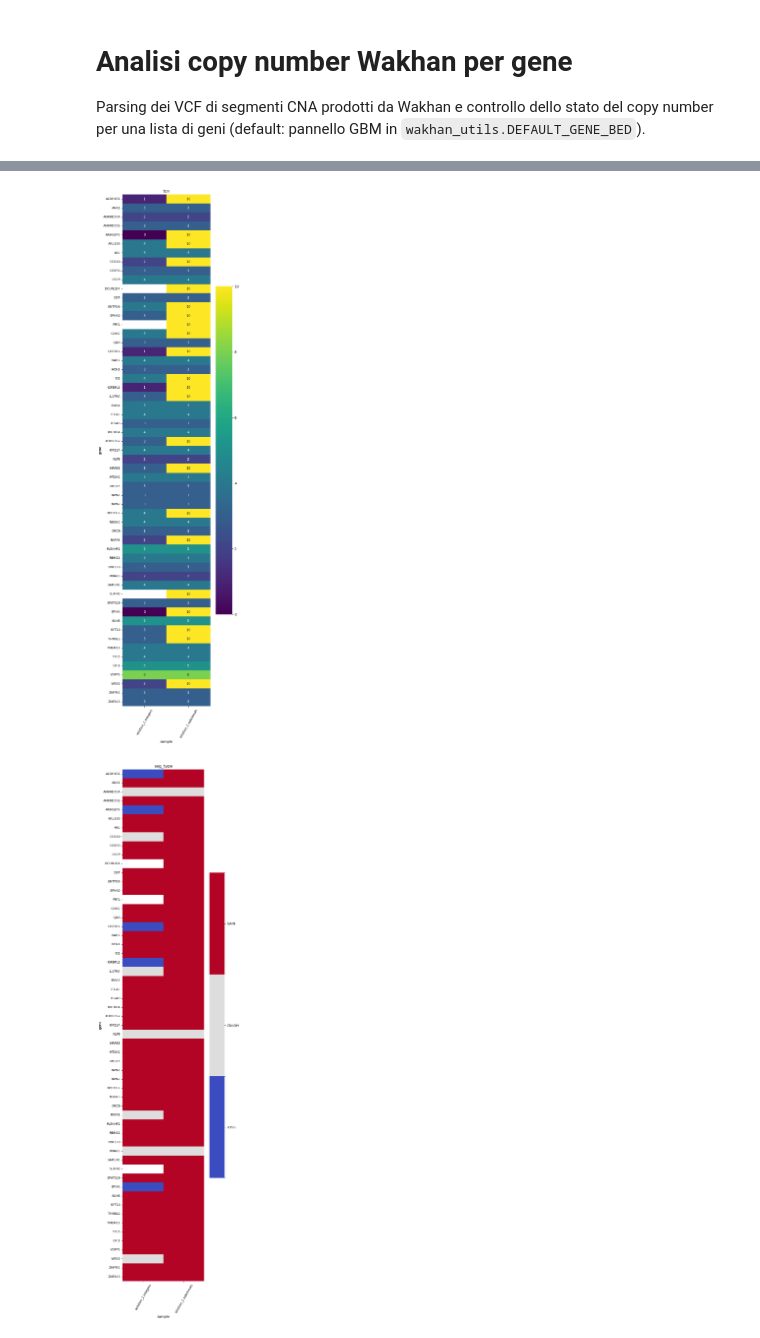
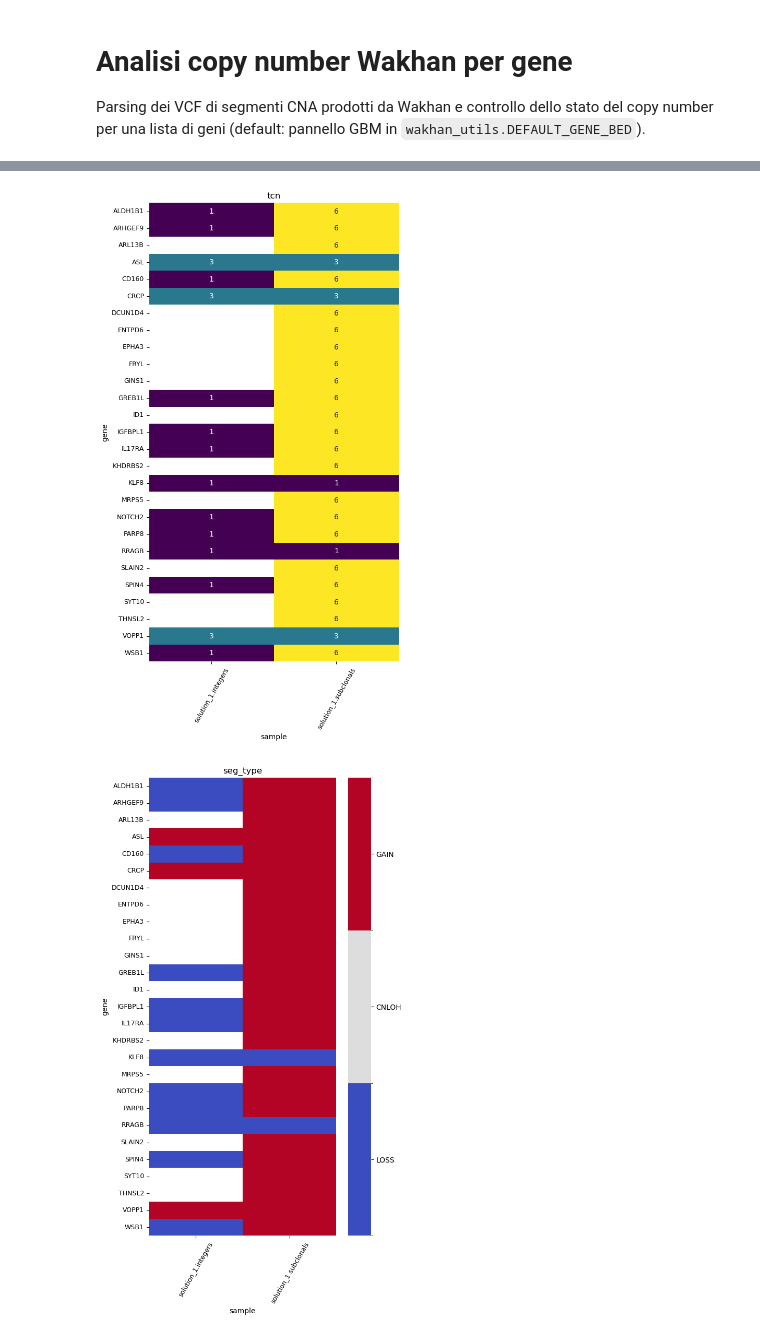
Before and after one commit to TommasoDucci/ONT-analysis, a Jupyter notebook: wakhan_utils/analyze_wakhan_cna.ipynb, the cells around one changed output, grey strips where cells are left out. Cells and saved outputs as stored; diff of their text form; code cells hidden in the pictures.

```diff
--- a/wakhan_utils/analyze_wakhan_cna.ipynb
+++ b/wakhan_utils/analyze_wakhan_cna.ipynb
@@ -42,0 +21,13 @@ load_gene_regions(gene_bed)
+# %%
+import glob
+
+base_dir = "/CTGlab/projects/GBM/seqperglio/lumos/wakhan"
+sample = "RG1"  # cambia qui per analizzare un'altra linea cellulare
+solution = "solution_1"
+
+vcf_dir = f"{base_dir}/{sample}/wakhan_cna/{solution}/vcf_output"
+integers_vcf = glob.glob(f"{vcf_dir}/*_wakhan_cna_integers.vcf")[0]
+subclonals_vcf = glob.glob(f"{vcf_dir}/*_wakhan_cna_subclonals.vcf")[0]
+
+output_dir = f"{base_dir}/check4rtpcr"
+integers_vcf, subclonals_vcf
@@ -57,14 +104,15 @@ Esempio: confronto tra due soluzioni Wakhan (diverse stime di purezza/ploidia) p
 # %%
 vcf_paths = {
-    "solution_1.integers": (
-        "/CTGlab/projects/GBM/seqperglio/lumos/wakhan/GSC11/wakhan_cna/"
-        "solution_1/vcf_output/Sample_3.44_0.87_0.91_wakhan_cna_integers.vcf"
-    ),
-    "solution_1.subclonals": (
-        "/CTGlab/projects/GBM/seqperglio/lumos/wakhan/GSC11/wakhan_cna/"
-        "solution_1/vcf_output/Sample_3.44_0.87_0.91_wakhan_cna_subclonals.vcf"
-    ),
+    f"{solution}.integers": integers_vcf,
+    f"{solution}.subclonals": subclonals_vcf,
 }
+multi_output_path = f"{output_dir}/{sample}_rtpcr_gene_cna.tsv"
+multi_missing_genes_path = f"{output_dir}/{sample}_rtpcr_missing_genes.tsv"
 
-df = annotate_genes_cn_multi(vcf_paths, gene_bed=gene_bed, output_path="multi_sample_cna.tsv")
+df = annotate_genes_cn_multi(
+    vcf_paths,
+    gene_bed=gene_bed,
+    output_path=multi_output_path,
+    missing_genes_output_path=multi_missing_genes_path,
+)
 df[["sample", "gene", "seg_type", "cna", "tcn", "cn1", "cn2"]]
@@ -71,6 +139,6 @@ df[["sample", "gene", "seg_type", "cna", "tcn", "cn1", "cn2"]]
 # %%
-plot_gene_cn_heatmap(df, value="tcn")
-plot_gene_cn_heatmap(df, value="seg_type")
+plot_gene_cn_heatmap(df, value="tcn", output_path=f"{output_dir}/{sample}_rtpcr_tcn.png")
+plot_gene_cn_heatmap(df, value="seg_type", output_path=f"{output_dir}/{sample}_rtpcr_seg_type.png")
 # %% [output]
-[figure, old version]
+[figure, new version]
-[figure, old version]
+[figure, new version]
```
Also changed, not shown: parts of 11 cells of this notebook, 2 other files.
